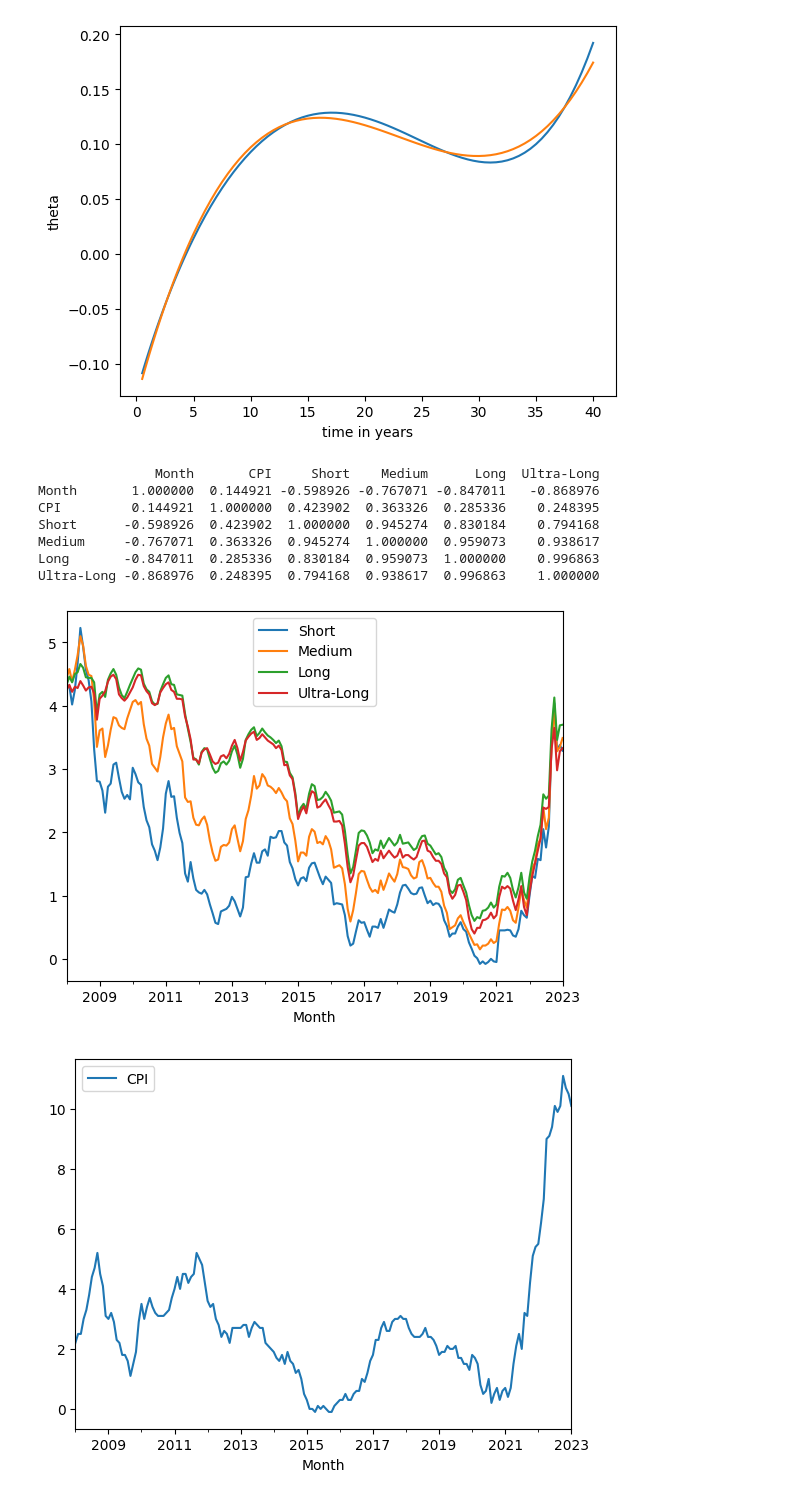
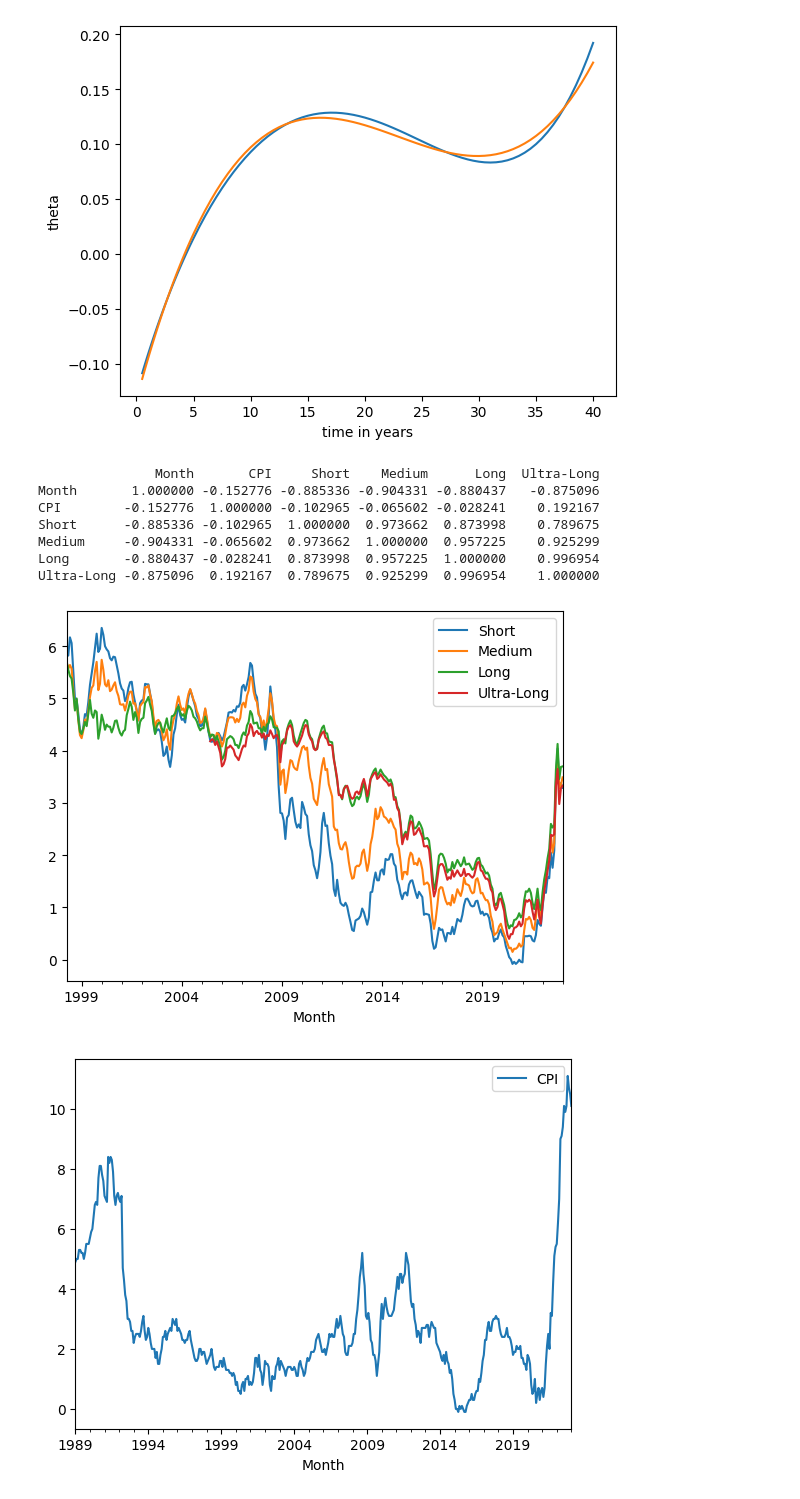
Before and after one commit to sophiebella28/pension_model, a Jupyter notebook: python/calibrate.ipynb, the cells around one changed output. Cells and saved outputs as stored; diff of their text form; code cells hidden in the pictures.

```diff
--- a/python/calibrate.ipynb
+++ b/python/calibrate.ipynb
@@ -48,41 +48,41 @@ print( final_thetas)
 import pandas as pd
 def strip_spaces(df):
     return df.replace(r"^ +| +$", r"", regex=True).rename(columns=lambda x: x.strip())
 
 cpi_df = pd.read_csv('../../Data/cpi/cpi_all_1989-2022.csv')
 cpi_df = strip_spaces(cpi_df)
 
 gilt_df = pd.read_csv('../../Data/Historical_Average_Daily_Conventional_Gilt_Yields.csv')
 gilt_df = strip_spaces(gilt_df)
 ## load both data sets and find a way to make the timesteps the same
 ## then find the pmcc of them both and use that in my model
 cpi_df['Month'] = pd.to_datetime(cpi_df['Month'], format="%Y %b")
 
 gilt_df['Month'] = pd.to_datetime(gilt_df['Month'], format="%b-%Y")
-cpi_df = cpi_df[~(cpi_df['Month'] < gilt_df.iloc[0]['Month'])]
-cpi_df = cpi_df[~(cpi_df['Month'] < '01/01/2008')]
+#cpi_df = cpi_df[~(cpi_df['Month'] < gilt_df.iloc[0]['Month'])]
+#cpi_df = cpi_df[~(cpi_df['Month'] < '01/01/2008')]
 
 gilt_df['Long'] = gilt_df['Long'].str.rstrip('%').astype('float')
 gilt_df['Short'] = gilt_df['Short'].str.rstrip('%').astype('float')
 gilt_df['Medium'] = gilt_df['Medium'].str.rstrip('%').astype('float')
 gilt_df['Ultra-Long'] = gilt_df['Ultra-Long'].str.rstrip('%').astype('float')
-gilt_df = gilt_df[~(gilt_df['Month'] < '01/01/2008')]
+#gilt_df = gilt_df[~(gilt_df['Month'] < '01/01/2008')]
 
 gilt_df.plot.line(x="Month")
 # gilt_df.plot.line("Month","Short")
 # gilt_df.plot("Month","Medium")
 # gilt_df.plot("Month","Ultra-Long")
 cpi_df.plot("Month","CPI")
 df = pd.merge(cpi_df, gilt_df, how="outer", on="Month")
 df.plot.line(x="Month")
 print(df.corr(method="pearson"))
 # %% [output]
                Month       CPI     Short    Medium      Long  Ultra-Long
-Month       1.000000  0.144921 -0.598926 -0.767071 -0.847011   -0.868976
-CPI         0.144921  1.000000  0.423902  0.363326  0.285336    0.248395
-Short      -0.598926  0.423902  1.000000  0.945274  0.830184    0.794168
-Medium     -0.767071  0.363326  0.945274  1.000000  0.959073    0.938617
-Long       -0.847011  0.285336  0.830184  0.959073  1.000000    0.996863
-Ultra-Long -0.868976  0.248395  0.794168  0.938617  0.996863    1.000000
+Month       1.000000 -0.152776 -0.885336 -0.904331 -0.880437   -0.875096
+CPI        -0.152776  1.000000 -0.102965 -0.065602 -0.028241    0.192167
+Short      -0.885336 -0.102965  1.000000  0.973662  0.873998    0.789675
+Medium     -0.904331 -0.065602  0.973662  1.000000  0.957225    0.925299
+Long       -0.880437 -0.028241  0.873998  0.957225  1.000000    0.996954
+Ultra-Long -0.875096  0.192167  0.789675  0.925299  0.996954    1.000000
-[figure, old version]
+[figure, new version]
-[figure, old version]
+[figure, new version]
```
Also changed, not shown: parts of 3 cells of this notebook, 7 other files.
